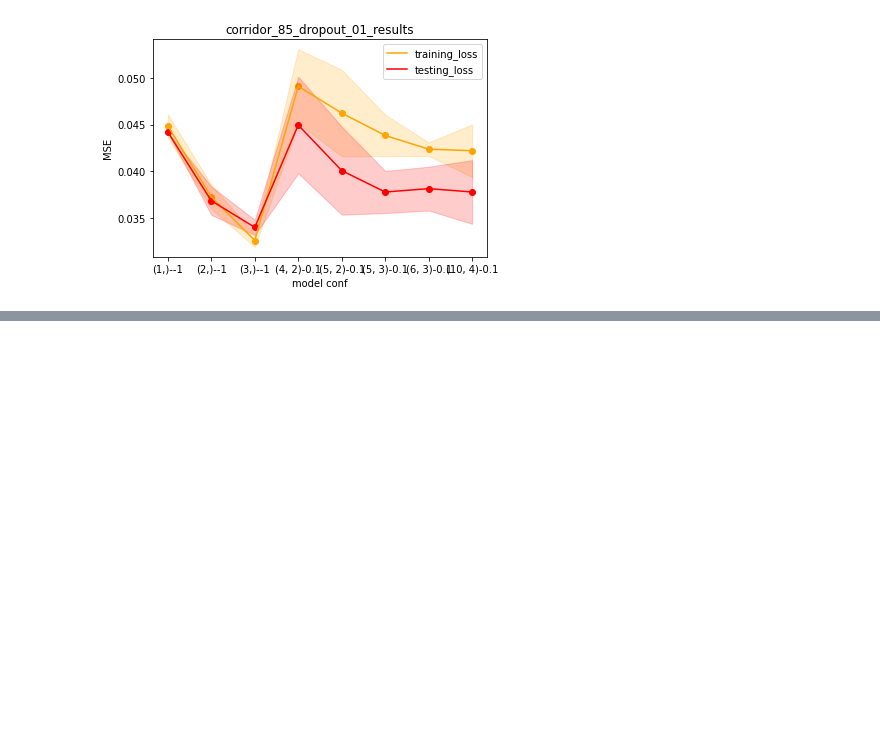
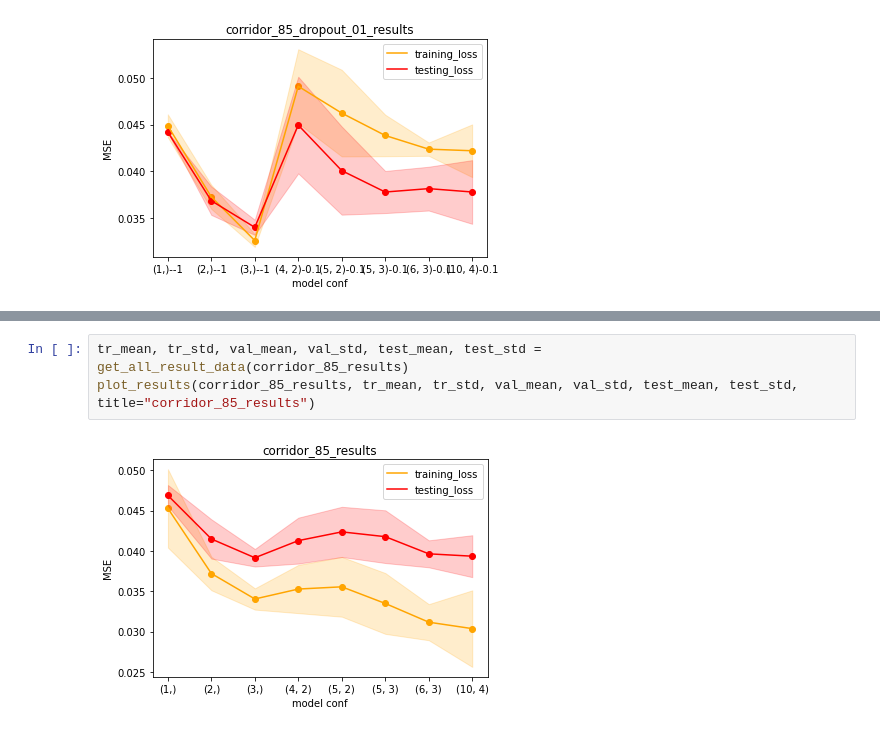
Before and after one commit to AlexPasqua/MLCMS-project, a Jupyter notebook: src/training_with_different_architectures.ipynb, the cells around one changed output, grey strips where cells are left out. Drawn from its saved outputs; the diff is of its cells as text; blank space fills up the shorter version.

```diff
--- a/src/training_with_different_architectures.ipynb
+++ b/src/training_with_different_architectures.ipynb
@@ -281,0 +306,5 @@ plot_results(corridor_85_dropout_01_results, tr_mean, tr_std, val_mean, val_std,
+# %%
+tr_mean, tr_std, val_mean, val_std, test_mean, test_std = get_all_result_data(corridor_85_results)
+plot_results(corridor_85_results, tr_mean, tr_std, val_mean, val_std, test_mean, test_std, title="corridor_85_results")
+# %% [output]
+[figure, added]
```
Also changed, not shown: parts of 5 cells of this notebook, 1 other file.
